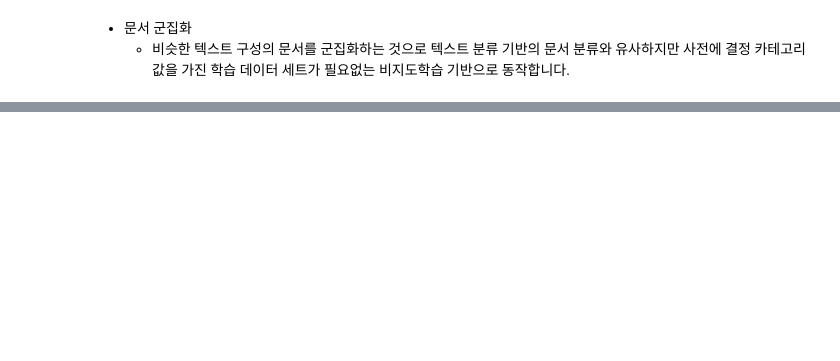
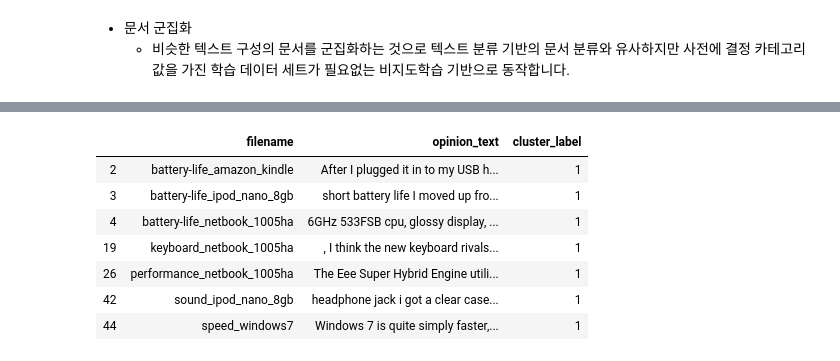
Before and after one commit to jeonprize/Machine_Learning, a Jupyter notebook: 8. 텍스트 분석.ipynb, the cells around one changed output, grey strips where cells are left out. Cells and saved outputs as stored; diff of their text form; code cells hidden in the pictures; blank space fills up the shorter version.

```diff
--- a/8. 텍스트 분석.ipynb
+++ b/8. 텍스트 분석.ipynb
@@ -734,0 +831,11 @@ import glob ,os
+# %%
+document_df[document_df['cluster_label']==1].sort_values(by='filename')
+# %% [output]
+|  | filename | opinion_text | cluster_label |
+| 2 | battery-life_amazon_kindle | After I plugged it in to my USB h... | 1 |
+| 3 | battery-life_ipod_nano_8gb | short battery life I moved up fro... | 1 |
+| 4 | battery-life_netbook_1005ha | 6GHz 533FSB cpu, glossy display, ... | 1 |
+| 19 | keyboard_netbook_1005ha | , I think the new keyboard rivals... | 1 |
+| 26 | performance_netbook_1005ha | The Eee Super Hybrid Engine utili... | 1 |
+| 42 | sound_ipod_nano_8gb | headphone jack i got a clear case... | 1 |
+| 44 | speed_windows7 | Windows 7 is quite simply faster,... | 1 |
```
Also changed, not shown: parts of 17 cells of this notebook.
